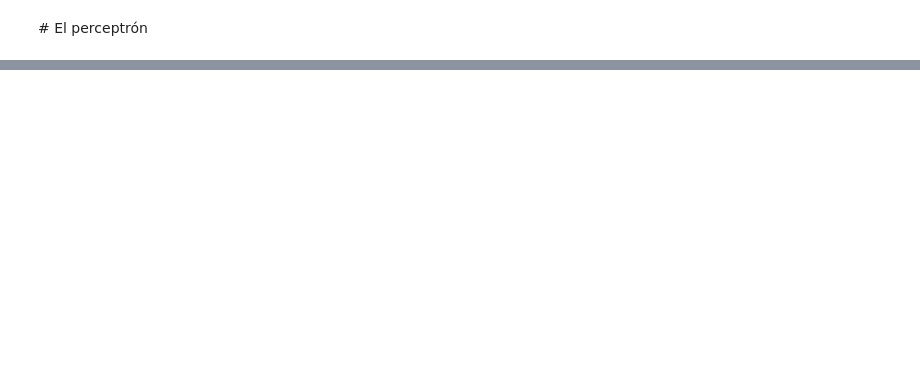
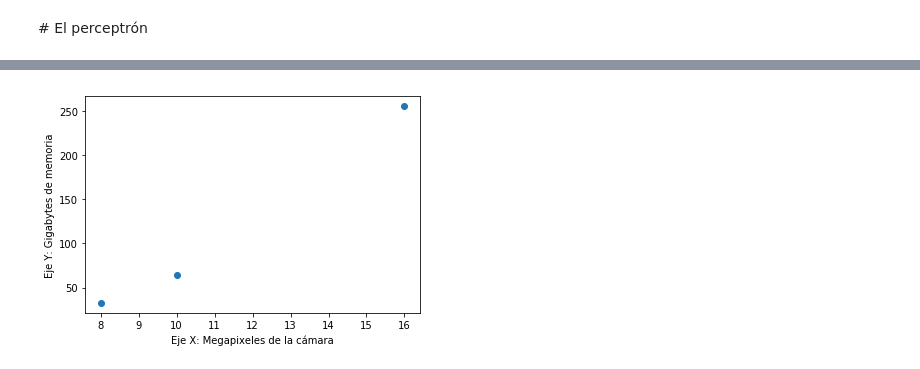
Before and after one commit to cayetanoguerra/cayetanoguerra.github.io, a Jupyter notebook: ia/nbpy/learning-perceptron.ipynb, the cells around one changed output, grey strips where cells are left out. Saved outputs shown, nothing was run; the diff lists cells and outputs as text; code cells hidden in the pictures; blank space fills up the shorter version.

```diff
--- a/ia/nbpy/learning-perceptron.ipynb
+++ b/ia/nbpy/learning-perceptron.ipynb
@@ -112,0 +30,16 @@ $$
+# %%
+import numpy as np
+from matplotlib import pyplot as plt
+
+features = [[10,16,8], # megapixeles de la cámara
+            [64,256,32] # gigabytes de memoria
+           ]
+
+plt.scatter(features[0], features[1])
+
+plt.xlabel("Eje X: Megapixeles de la cámara")
+plt.ylabel("Eje Y: Gigabytes de memoria");
+
+plt.show()
+# %% [output]
+[figure, added]
```
Also changed, not shown: parts of 24 cells of this notebook, 12 other files.
